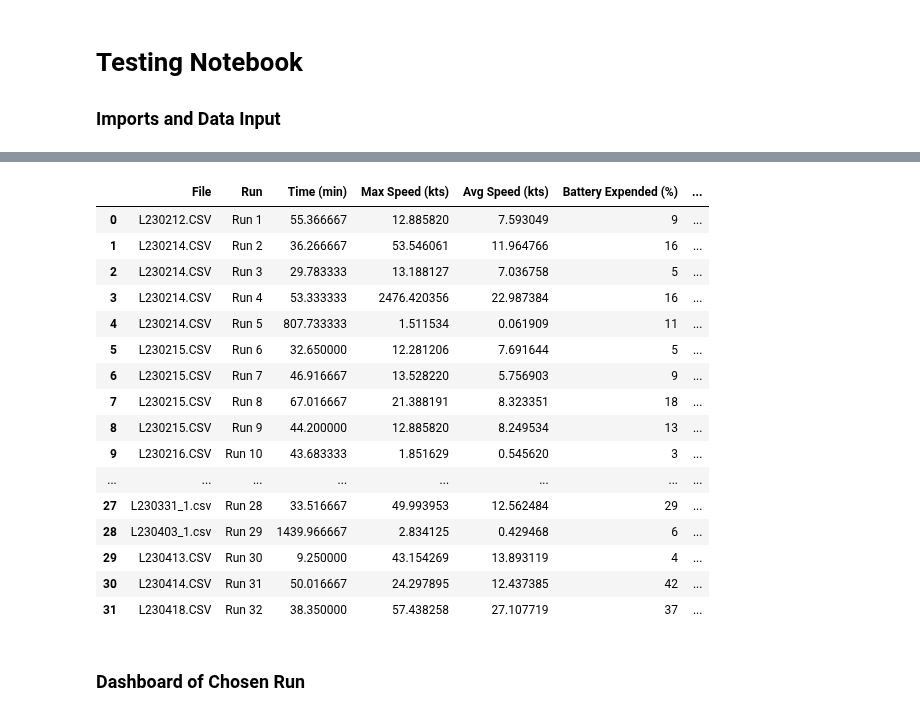
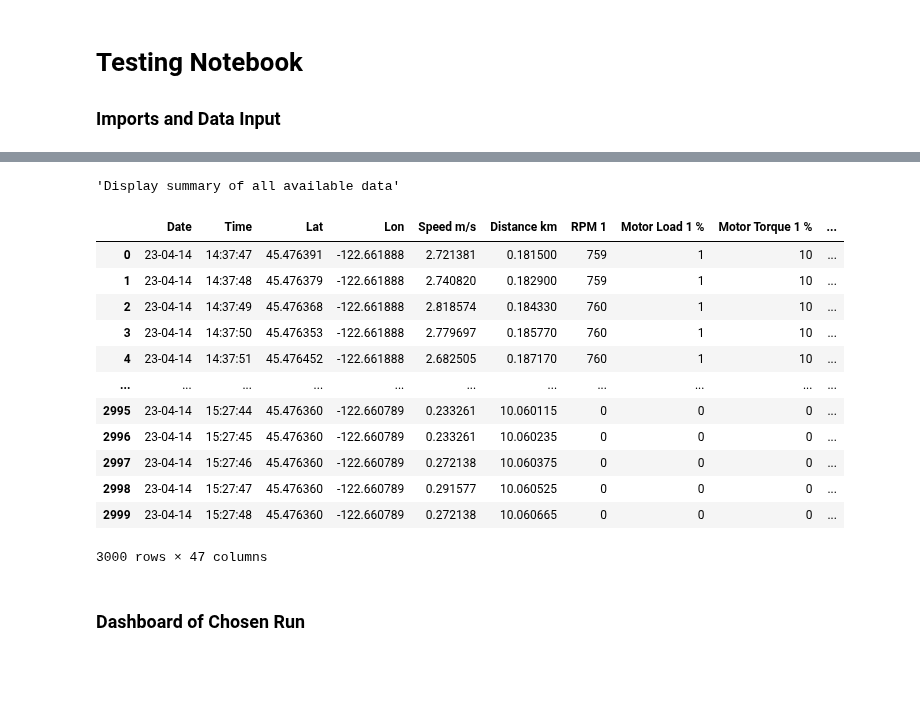
Before and after one commit to eliu420/photon-range-estimator, a Jupyter notebook: test_loop.ipynb, the cells around one changed output, grey strips where cells are left out. Saved outputs shown, nothing was run; the diff lists cells and outputs as text; code cells hidden in the pictures; blank space fills up the shorter version.

```diff
--- a/test_loop.ipynb
+++ b/test_loop.ipynb
@@ -32,24 +16,26 @@ See the caveats in the documentation: https://pandas.pydata.org/pandas-docs/stab
 # %%
 """Display summary of all available data"""
-data_files.file_summary
+# data_files.file_summary
 # %% [output]
-|  | File | Run | Time (min) | Max Speed (kts) | Avg Speed (kts) | Battery Expended (%) | ... |
-| 0 | L230212.CSV | Run 1 | 55.366667 | 12.885820 | 7.593049 | 9 | ... |
-| 1 | L230214.CSV | Run 2 | 36.266667 | 53.546061 | 11.964766 | 16 | ... |
-| 2 | L230214.CSV | Run 3 | 29.783333 | 13.188127 | 7.036758 | 5 | ... |
-| 3 | L230214.CSV | Run 4 | 53.333333 | 2476.420356 | 22.987384 | 16 | ... |
-| 4 | L230214.CSV | Run 5 | 807.733333 | 1.511534 | 0.061909 | 11 | ... |
-| 5 | L230215.CSV | Run 6 | 32.650000 | 12.281206 | 7.691644 | 5 | ... |
-| 6 | L230215.CSV | Run 7 | 46.916667 | 13.528220 | 5.756903 | 9 | ... |
-| 7 | L230215.CSV | Run 8 | 67.016667 | 21.388191 | 8.323351 | 18 | ... |
-| 8 | L230215.CSV | Run 9 | 44.200000 | 12.885820 | 8.249534 | 13 | ... |
-| 9 | L230216.CSV | Run 10 | 43.683333 | 1.851629 | 0.545620 | 3 | ... |
-| ... | ... | ... | ... | ... | ... | ... | ... |
-| 27 | L230331_1.csv | Run 28 | 33.516667 | 49.993953 | 12.562484 | 29 | ... |
-| 28 | L230403_1.csv | Run 29 | 1439.966667 | 2.834125 | 0.429468 | 6 | ... |
-| 29 | L230413.CSV | Run 30 | 9.250000 | 43.154269 | 13.893119 | 4 | ... |
-| 30 | L230414.CSV | Run 31 | 50.016667 | 24.297895 | 12.437385 | 42 | ... |
-| 31 | L230418.CSV | Run 32 | 38.350000 | 57.438258 | 27.107719 | 37 | ... |
+'Display summary of all available data'
+# %%
+file_path = 'data/L230414.CSV'
+rows = range(300,3300)
+df = pd.read_csv(file_path, skiprows=range(1,rows[0]), nrows=len(rows))
+# %% [output]
+|  | Date | Time | Lat | Lon | Speed m/s | Distance km | RPM 1 | Motor Load 1 % | Motor Torque 1 % | ... |
+| 0 | 23-04-14 | 14:37:47 | 45.476391 | -122.661888 | 2.721381 | 0.181500 | 759 | 1 | 10 | ... |
+| 1 | 23-04-14 | 14:37:48 | 45.476379 | -122.661888 | 2.740820 | 0.182900 | 759 | 1 | 10 | ... |
+| 2 | 23-04-14 | 14:37:49 | 45.476368 | -122.661888 | 2.818574 | 0.184330 | 760 | 1 | 10 | ... |
+| 3 | 23-04-14 | 14:37:50 | 45.476353 | -122.661888 | 2.779697 | 0.185770 | 760 | 1 | 10 | ... |
+| 4 | 23-04-14 | 14:37:51 | 45.476452 | -122.661888 | 2.682505 | 0.187170 | 760 | 1 | 10 | ... |
+| ... | ... | ... | ... | ... | ... | ... | ... | ... | ... | ... |
+| 2995 | 23-04-14 | 15:27:44 | 45.476360 | -122.660789 | 0.233261 | 10.060115 | 0 | 0 | 0 | ... |
+| 2996 | 23-04-14 | 15:27:45 | 45.476360 | -122.660789 | 0.233261 | 10.060235 | 0 | 0 | 0 | ... |
+| 2997 | 23-04-14 | 15:27:46 | 45.476360 | -122.660789 | 0.272138 | 10.060375 | 0 | 0 | 0 | ... |
+| 2998 | 23-04-14 | 15:27:47 | 45.476360 | -122.660789 | 0.291577 | 10.060525 | 0 | 0 | 0 | ... |
+| 2999 | 23-04-14 | 15:27:48 | 45.476360 | -122.660789 | 0.272138 | 10.060665 | 0 | 0 | 0 | ... |
+3000 rows × 47 columns
 # %% [markdown]
 ### Dashboard of Chosen Run
 # %%
```
Also changed, not shown: parts of 10 cells of this notebook, 1 other file.
